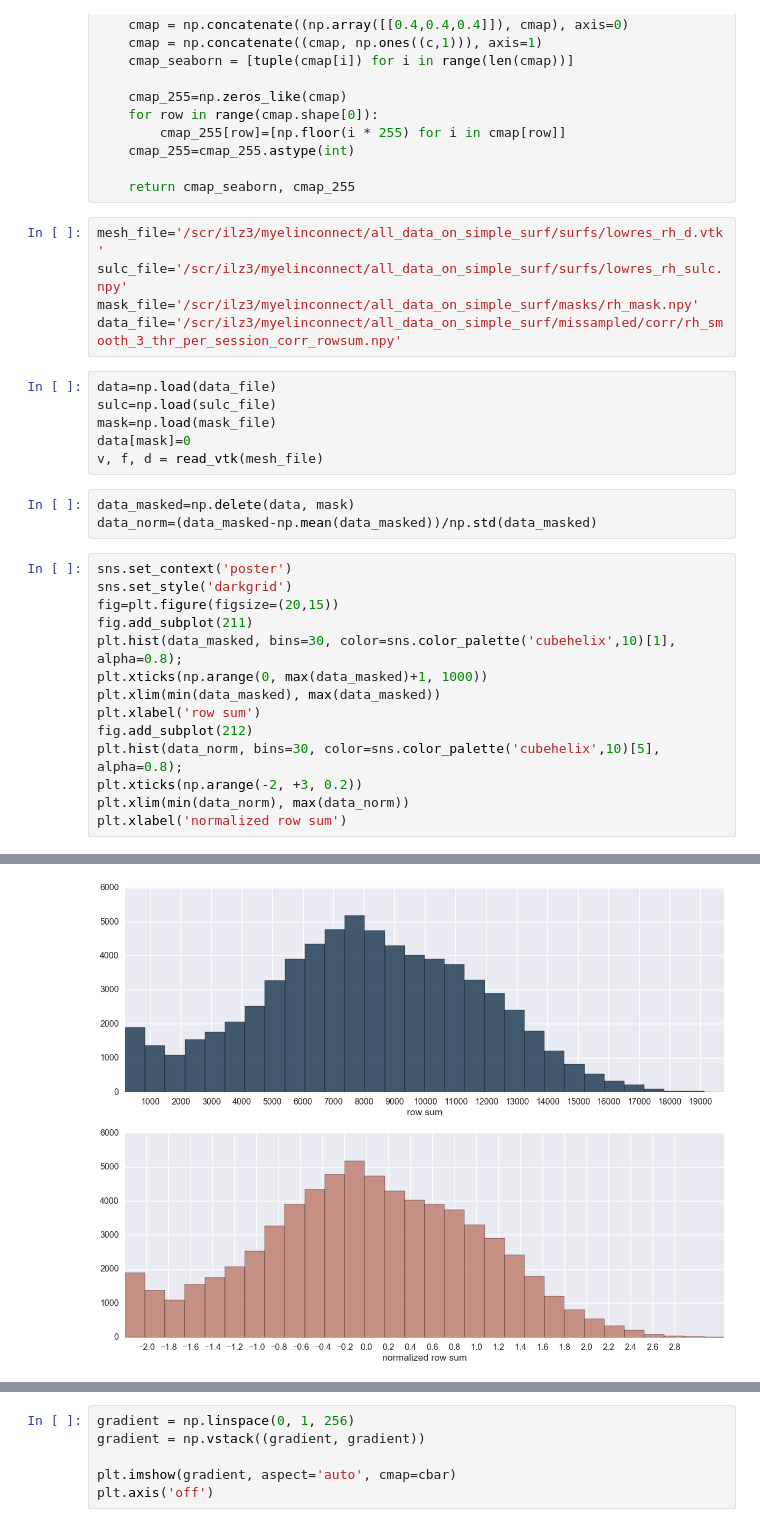
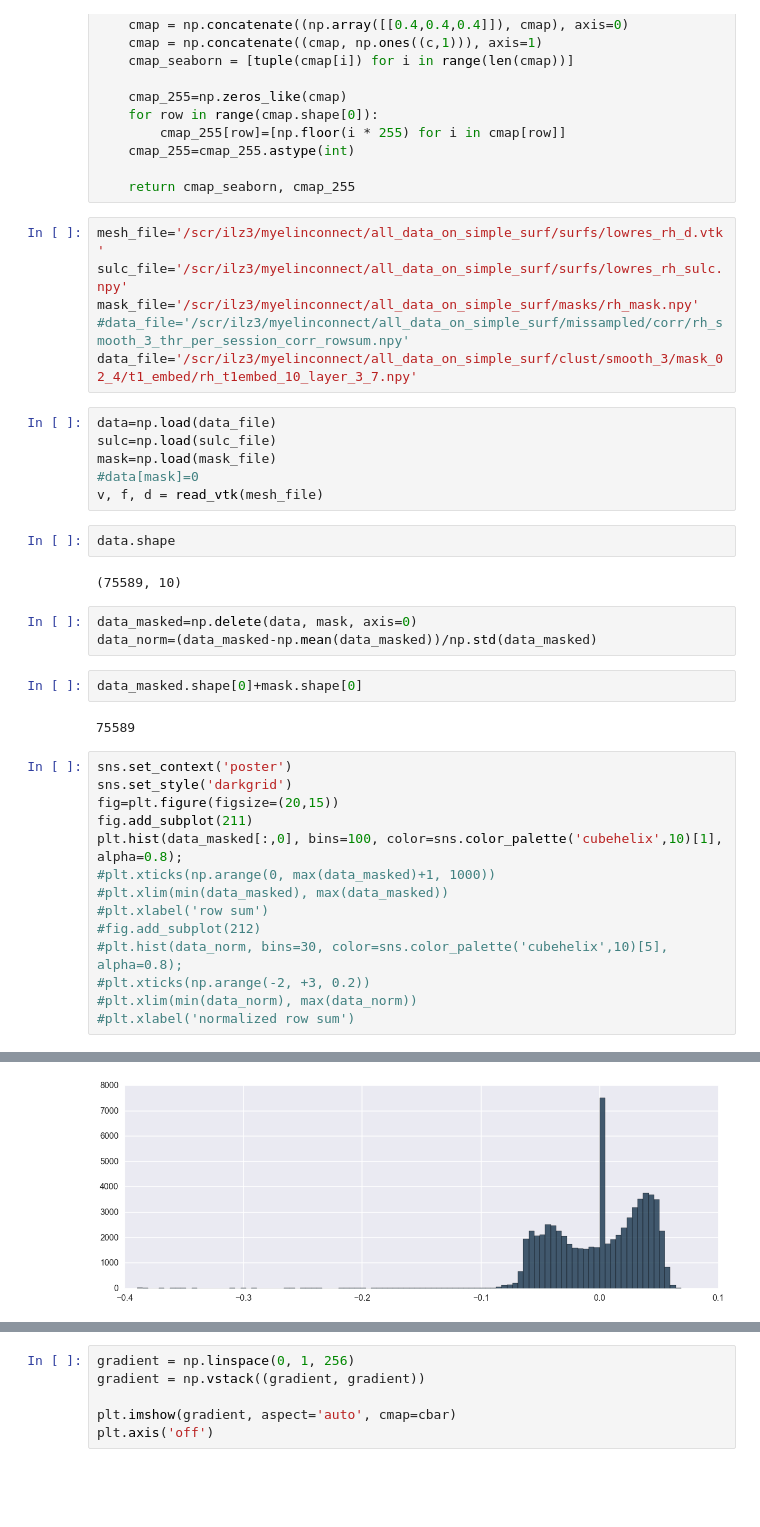
Before and after one commit to juhuntenburg/myelinconnect, a Jupyter notebook: notebooks/plot_surfs.ipynb, the cells around one changed output, grey strips where cells are left out. Cells and saved outputs as stored; diff of their text form; blank space fills up the shorter version.

Commit message:
update profile embedding

```diff
--- a/notebooks/plot_surfs.ipynb
+++ b/notebooks/plot_surfs.ipynb
@@ -29,28 +29,37 @@ def make_cmap(c):
 mesh_file='/scr/ilz3/myelinconnect/all_data_on_simple_surf/surfs/lowres_rh_d.vtk'
 sulc_file='/scr/ilz3/myelinconnect/all_data_on_simple_surf/surfs/lowres_rh_sulc.npy'
 mask_file='/scr/ilz3/myelinconnect/all_data_on_simple_surf/masks/rh_mask.npy'
-data_file='/scr/ilz3/myelinconnect/all_data_on_simple_surf/missampled/corr/rh_smooth_3_thr_per_session_corr_rowsum.npy'
+#data_file='/scr/ilz3/myelinconnect/all_data_on_simple_surf/missampled/corr/rh_smooth_3_thr_per_session_corr_rowsum.npy'
+data_file='/scr/ilz3/myelinconnect/all_data_on_simple_surf/clust/smooth_3/mask_02_4/t1_embed/rh_t1embed_10_layer_3_7.npy'
 # %%
 data=np.load(data_file)
 sulc=np.load(sulc_file)
 mask=np.load(mask_file)
-data[mask]=0
+#data[mask]=0
 v, f, d = read_vtk(mesh_file)
+# %%
+data.shape
+# %% [output]
+(75589, 10)
 # %%
-data_masked=np.delete(data, mask)
+data_masked=np.delete(data, mask, axis=0)
 data_norm=(data_masked-np.mean(data_masked))/np.std(data_masked)
+# %%
+data_masked.shape[0]+mask.shape[0]
+# %% [output]
+75589
 # %%
 sns.set_context('poster')
 sns.set_style('darkgrid')
 fig=plt.figure(figsize=(20,15))
 fig.add_subplot(211)
-plt.hist(data_masked, bins=30, color=sns.color_palette('cubehelix',10)[1], alpha=0.8);
-plt.xticks(np.arange(0, max(data_masked)+1, 1000))
-plt.xlim(min(data_masked), max(data_masked))
-plt.xlabel('row sum')
-fig.add_subplot(212)
-plt.hist(data_norm, bins=30, color=sns.color_palette('cubehelix',10)[5], alpha=0.8);
-plt.xticks(np.arange(-2, +3, 0.2))
-plt.xlim(min(data_norm), max(data_norm))
-plt.xlabel('normalized row sum')
+plt.hist(data_masked[:,0], bins=100, color=sns.color_palette('cubehelix',10)[1], alpha=0.8);
+#plt.xticks(np.arange(0, max(data_masked)+1, 1000))
+#plt.xlim(min(data_masked), max(data_masked))
+#plt.xlabel('row sum')
+#fig.add_subplot(212)
+#plt.hist(data_norm, bins=30, color=sns.color_palette('cubehelix',10)[5], alpha=0.8);
+#plt.xticks(np.arange(-2, +3, 0.2))
+#plt.xlim(min(data_norm), max(data_norm))
+#plt.xlabel('normalized row sum')
 # %% [output]
@@ -58,3 +83,3 @@ plt.xlabel('normalized row sum')
-[figure, old version]
+[figure, new version]
 # %%
 sns.set_style('white')
```
Also changed, not shown: parts of 8 cells of this notebook, 2 other files.
